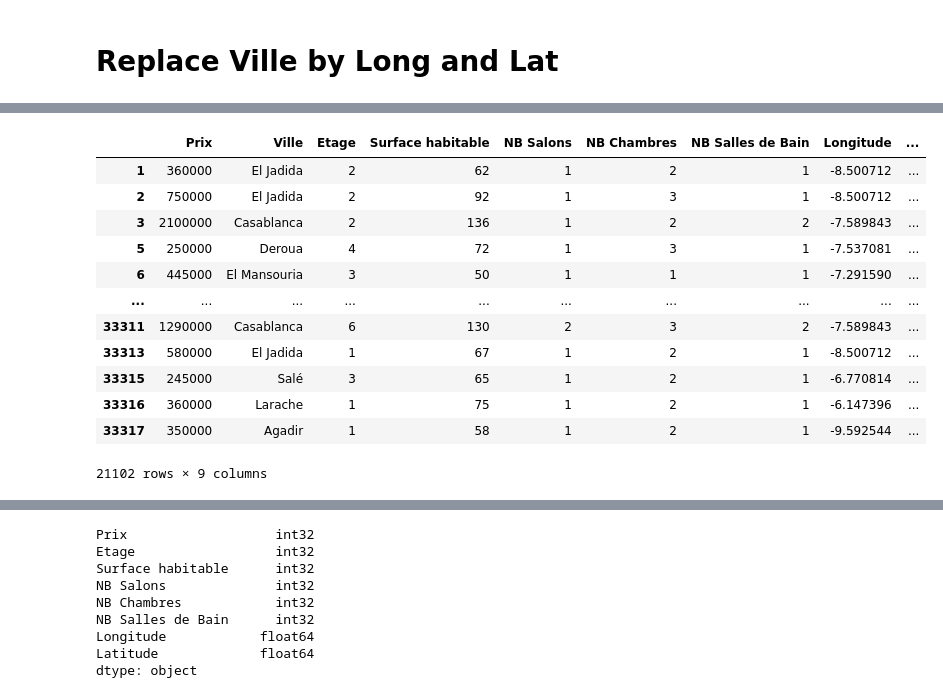
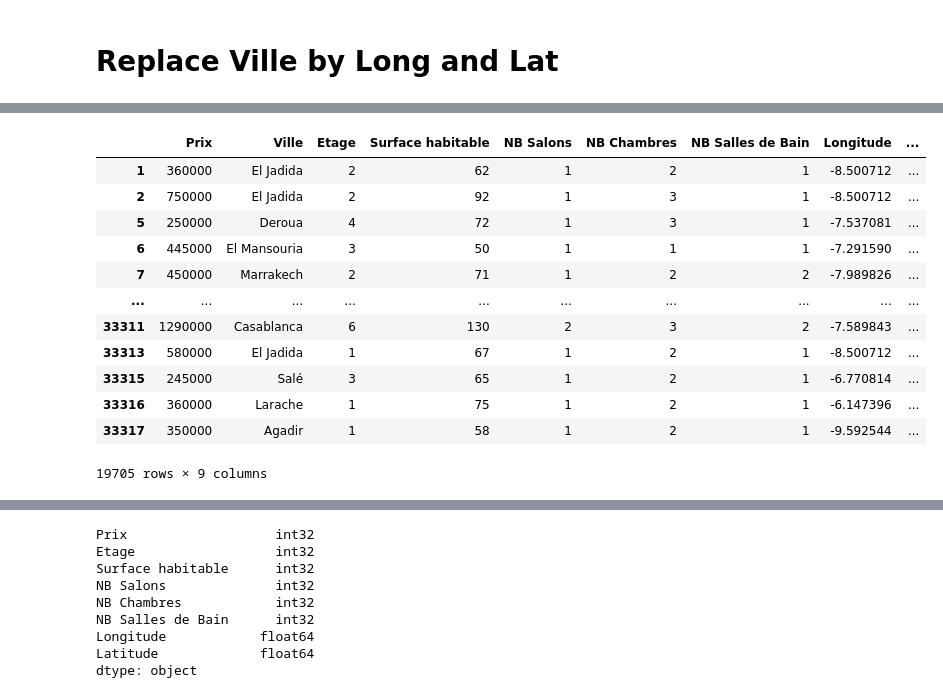
Before and after one commit to WailBouhadda/Apartment-Price-Prediction---Data-Mining, a Jupyter notebook: Data_Preprocessing.ipynb, the cells around one changed output, grey strips where cells are left out. Cells and saved outputs as stored; diff of their text form; code cells hidden in the pictures.

```diff
--- a/Data_Preprocessing.ipynb
+++ b/Data_Preprocessing.ipynb
@@ -350 +386,9 @@ sb.boxplot(data=df[['Prix']])
+# %%
+df3 = df3[~((df3['Surface habitable'] > 100) & (df3['Prix'] < 300000))]
+# %%
+df3 = df3[~((df3['Surface habitable'] > 120) & (df3['Prix'] < 400000))]
+# %%
+df3 = df3[~((df3['Surface habitable'] > 140) & (df3['Prix'] < 600000))]
+# %%
+df = df3
 # %%
@@ -453,16 +499,16 @@ df2['Latitude'] = df2['Ville'].map(lambda x: mapping_dict.get(x, {'Latitude': np
 # %%
-0df2
+df
 # %% [output]
 |  | Prix | Ville | Etage | Surface habitable | NB Salons | NB Chambres | NB Salles de Bain | Longitude | ... |
 | 1 | 360000 | El Jadida | 2 | 62 | 1 | 2 | 1 | -8.500712 | ... |
 | 2 | 750000 | El Jadida | 2 | 92 | 1 | 3 | 1 | -8.500712 | ... |
-| 3 | 2100000 | Casablanca | 2 | 136 | 1 | 2 | 2 | -7.589843 | ... |
 | 5 | 250000 | Deroua | 4 | 72 | 1 | 3 | 1 | -7.537081 | ... |
 | 6 | 445000 | El Mansouria | 3 | 50 | 1 | 1 | 1 | -7.291590 | ... |
+| 7 | 450000 | Marrakech | 2 | 71 | 1 | 2 | 2 | -7.989826 | ... |
 | ... | ... | ... | ... | ... | ... | ... | ... | ... | ... |
 | 33311 | 1290000 | Casablanca | 6 | 130 | 2 | 3 | 2 | -7.589843 | ... |
 | 33313 | 580000 | El Jadida | 1 | 67 | 1 | 2 | 1 | -8.500712 | ... |
 | 33315 | 245000 | Salé | 3 | 65 | 1 | 2 | 1 | -6.770814 | ... |
 | 33316 | 360000 | Larache | 1 | 75 | 1 | 2 | 1 | -6.147396 | ... |
 | 33317 | 350000 | Agadir | 1 | 58 | 1 | 2 | 1 | -9.592544 | ... |
-21102 rows × 9 columns
+19705 rows × 9 columns
```
Also changed, not shown: parts of 34 cells of this notebook, 17 other files.
